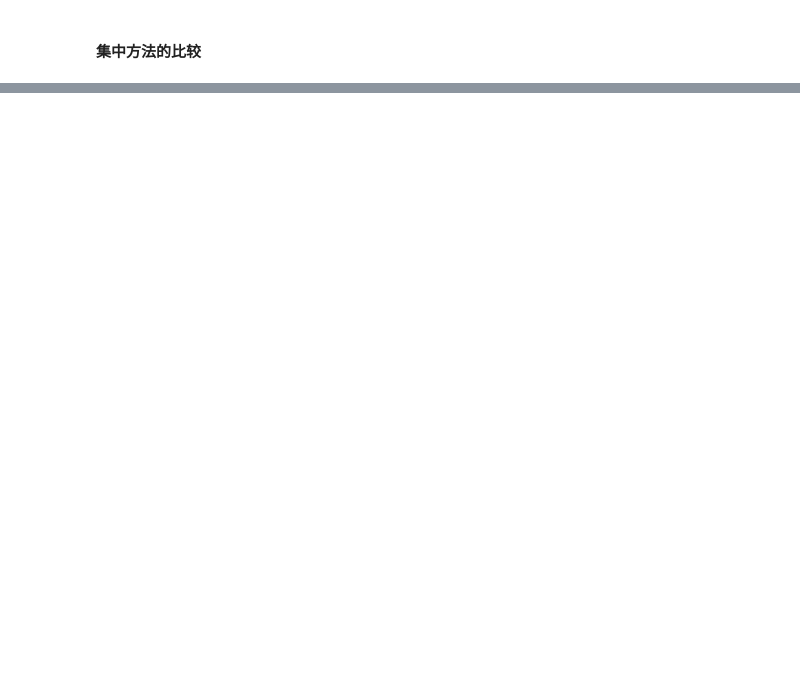
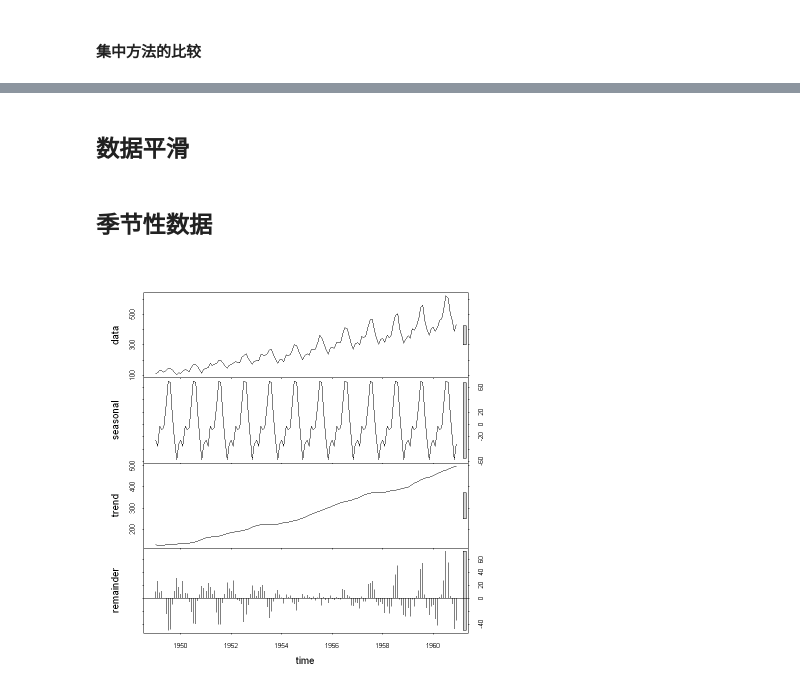
Before and after one commit to 1554823142/time_series_analysis, a Jupyter notebook: my_code/chap2/chap2_4.ipynb, the cells around one changed output, grey strips where cells are left out. Drawn from its saved outputs; the diff is of its cells as text; code cells hidden in the pictures; blank space fills up the shorter version.

```diff
--- a/my_code/chap2/chap2_4.ipynb
+++ b/my_code/chap2/chap2_4.ipynb
@@ -271,0 +362,2 @@ print(sort(unlist(rand.unemp[, lapply(.SD, function(x) mean((x- unemp$UNRATE)^2,
+# %% [markdown]
+## 数据平滑
@@ -271,0 +366,15 @@ print(sort(unlist(rand.unemp[, lapply(.SD, function(x) mean((x- unemp$UNRATE)^2,
+# %% [markdown]
+## 季节性数据
+# %%
+library(zoo)
+library(data.table)
+AirPassengers <- fread("../../demo_code/Ch02/data/AirPassengers.csv", col.names = c("DATE", "Passengers"))
+# %%
+# 仅提取出来Passenger一列, 并转化为ts(时间序列)类型
+AirPassengers_ts <- ts(AirPassengers$Passengers, start = c(1949, 1), frequency = 12)
+# %%
+# 将原始时间序列分解为季节性分量、趋势分量和残差分量
+plot(stl(AirPassengers_ts, "periodic"))     # 注意: stl() 只能接受单一的时间序列数据
+# 输出图像的右侧有灰色条, 提示不同分量上的纵轴比例不同
+# %% [output]
+[figure, added]
```
Also changed, not shown: parts of 13 cells of this notebook, 4 other files.
